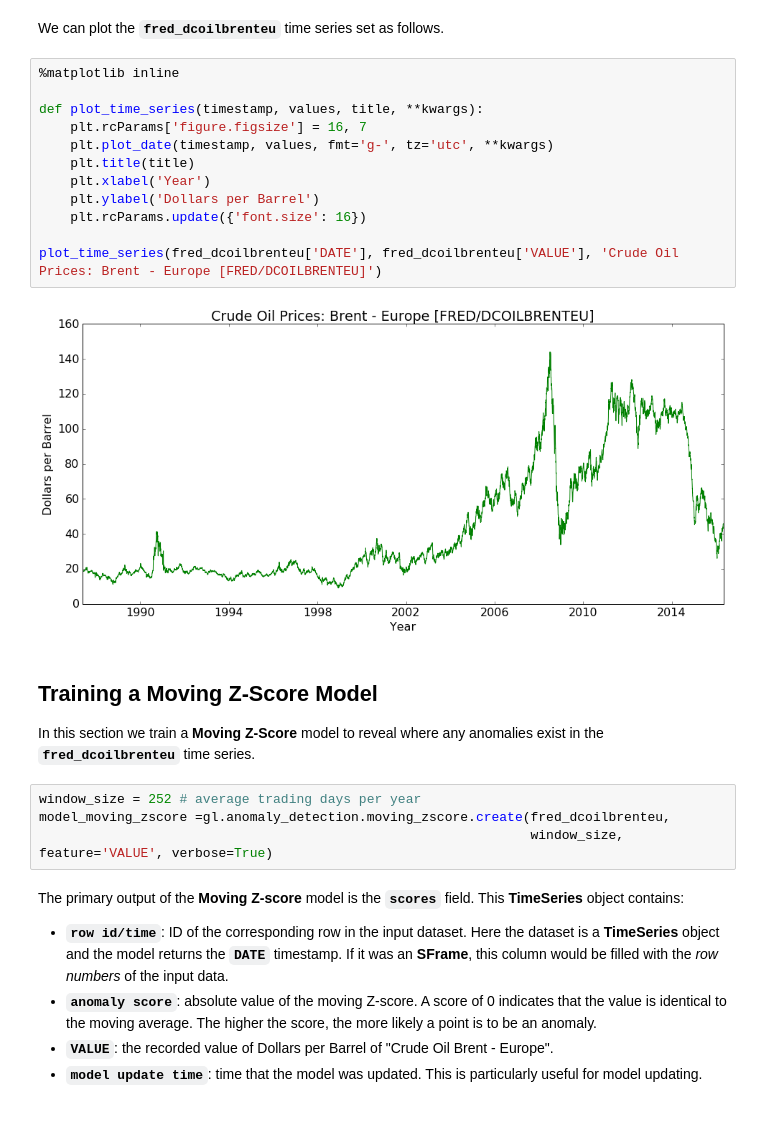
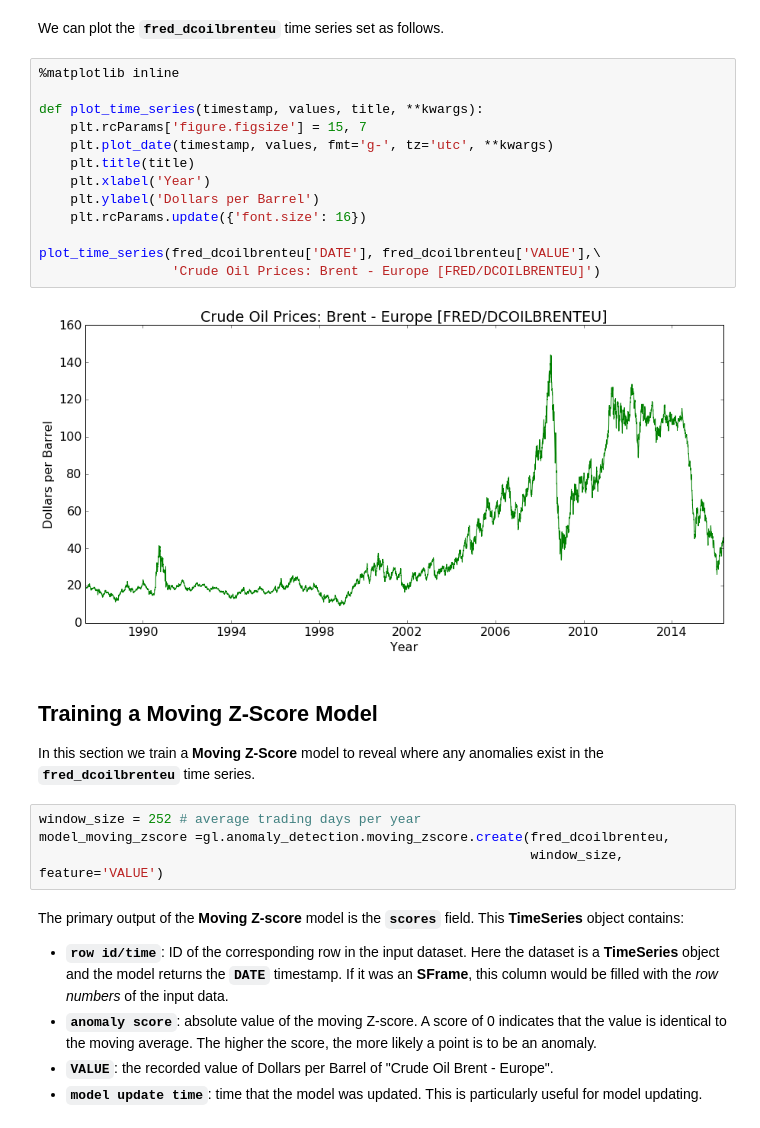
Before and after one commit to tgrammat/ML-Data_Challenges, a Jupyter notebook: Dato-tutorials/anomaly-detection/Anomaly Detection - Demo 2 [Moving Z-Score and Bayesian Changepoint Models].ipynb, the cells around one changed output. Drawn from its saved outputs; the diff is of its cells as text.

```diff
--- a/Dato-tutorials/anomaly-detection/Anomaly Detection - Demo 2 [Moving Z-Score and Bayesian Changepoint Models].ipynb
+++ b/Dato-tutorials/anomaly-detection/Anomaly Detection - Demo 2 [Moving Z-Score and Bayesian Changepoint Models].ipynb
@@ -160,17 +160,18 @@ We can plot the **`fred_dcoilbrenteu`** time series set as follows.
 # %%
 %matplotlib inline
 
 def plot_time_series(timestamp, values, title, **kwargs):
-    plt.rcParams['figure.figsize'] = 16, 7
+    plt.rcParams['figure.figsize'] = 15, 7
     plt.plot_date(timestamp, values, fmt='g-', tz='utc', **kwargs)
     plt.title(title)
     plt.xlabel('Year')
     plt.ylabel('Dollars per Barrel')
     plt.rcParams.update({'font.size': 16})
 
-plot_time_series(fred_dcoilbrenteu['DATE'], fred_dcoilbrenteu['VALUE'], 'Crude Oil Prices: Brent - Europe [FRED/DCOILBRENTEU]')
+plot_time_series(fred_dcoilbrenteu['DATE'], fred_dcoilbrenteu['VALUE'],\
+                 'Crude Oil Prices: Brent - Europe [FRED/DCOILBRENTEU]')
 # %% [output]
-[figure, old version]
+[figure, new version]
 # %% [markdown]
 ## Training a Moving Z-Score Model
 
@@ -178,7 +179,7 @@ In this section we train a **Moving Z-Score** model to reveal where any anomalie
 # %%
 window_size = 252 # average trading days per year
 model_moving_zscore =gl.anomaly_detection.moving_zscore.create(fred_dcoilbrenteu,
-                                                               window_size, feature='VALUE', verbose=True)
+                                                               window_size, feature='VALUE')
 # %% [markdown]
 The primary output of the **Moving Z-score** model is the **`scores`** field. This **TimeSeries** object contains:
 
```
Also changed, not shown: parts of 14 cells of this notebook, 1 other file.
